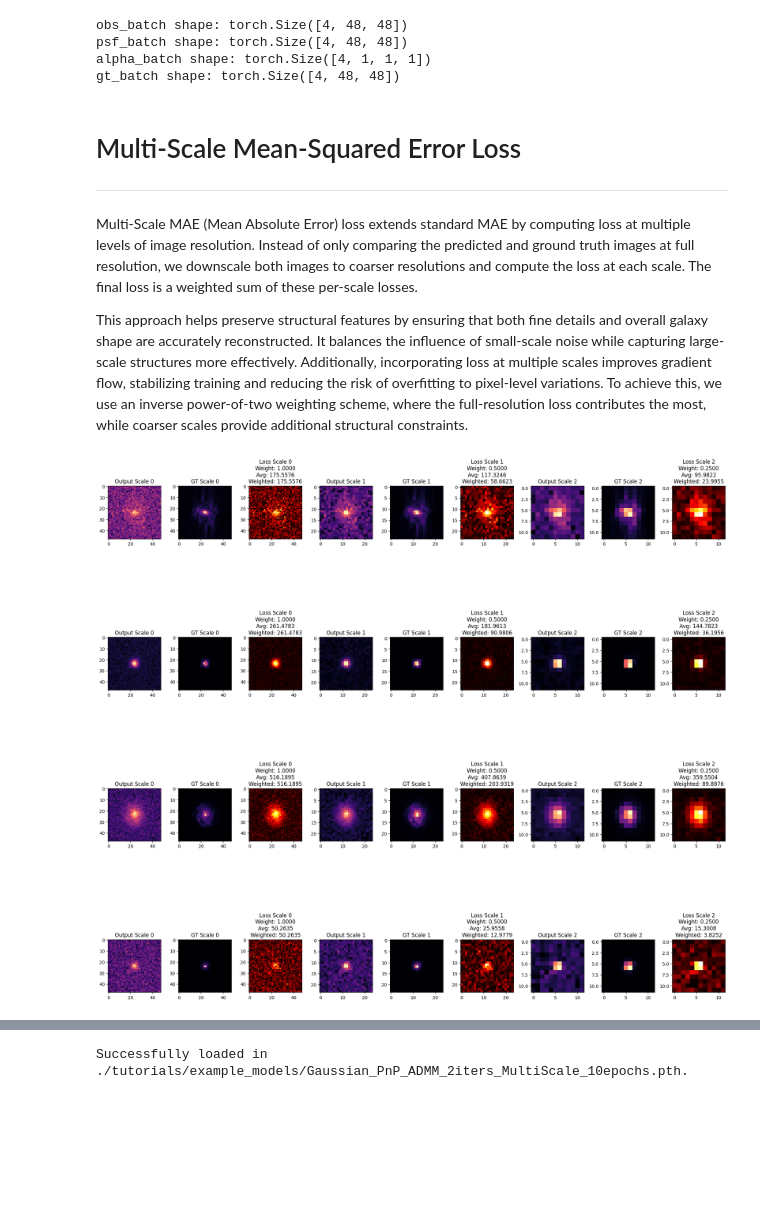
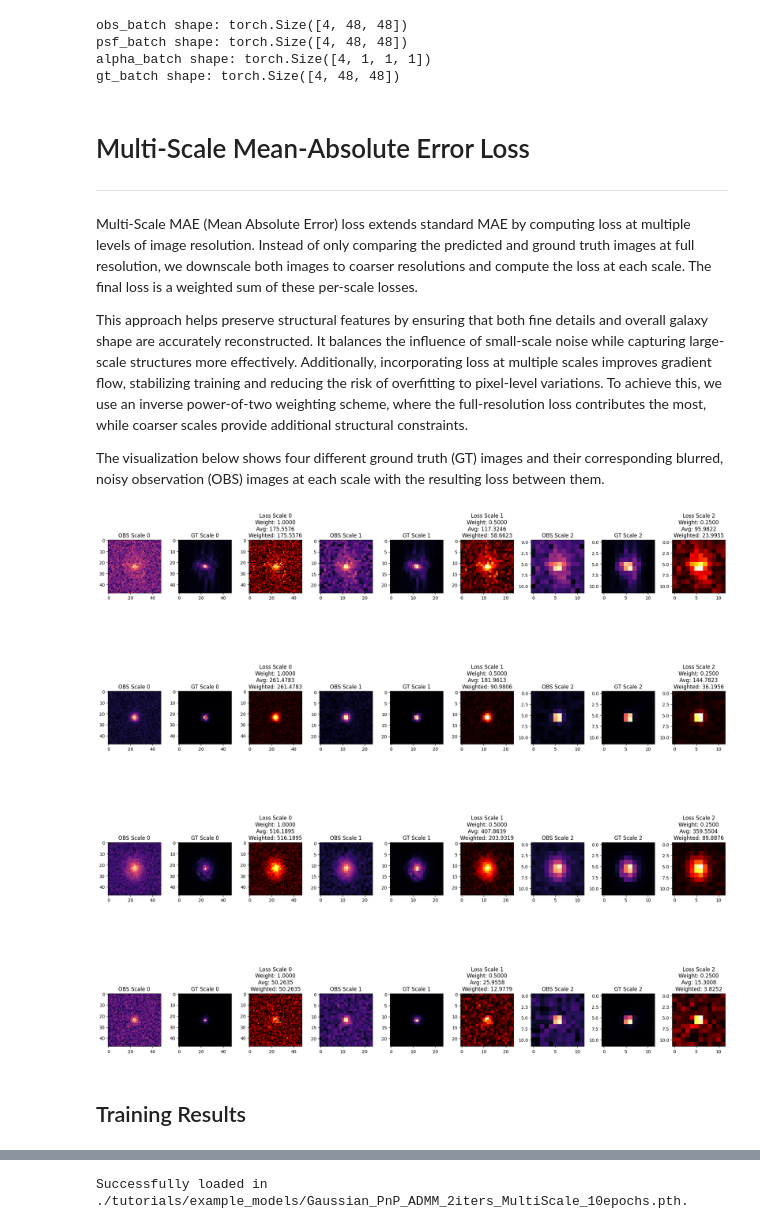
Before and after one commit to mbertagna/Galaxy-Deconv, a Jupyter notebook: final_report.ipynb, the cells around one changed output, grey strips where cells are left out. Drawn from its saved outputs; the diff is of its cells as text; code cells hidden in the pictures; blank space fills up the shorter version.

```diff
--- a/final_report.ipynb
+++ b/final_report.ipynb
@@ -108,18 +110,20 @@ psf_batch shape: torch.Size([4, 48, 48])
 alpha_batch shape: torch.Size([4, 1, 1, 1])
 gt_batch shape: torch.Size([4, 48, 48])
 # %% [markdown]
-# Multi-Scale Mean-Squared Error Loss
+# Multi-Scale Mean-Absolute Error Loss
 ---
 # %% [markdown]
 Multi-Scale MAE (Mean Absolute Error) loss extends standard MAE by computing loss at multiple levels of image resolution. Instead of only comparing the predicted and ground truth images at full resolution, we downscale both images to coarser resolutions and compute the loss at each scale. The final loss is a weighted sum of these per-scale losses.
 
 This approach helps preserve structural features by ensuring that both fine details and overall galaxy shape are accurately reconstructed. It balances the influence of small-scale noise while capturing large-scale structures more effectively. Additionally, incorporating loss at multiple scales improves gradient flow, stabilizing training and reducing the risk of overfitting to pixel-level variations. To achieve this, we use an inverse power-of-two weighting scheme, where the full-resolution loss contributes the most, while coarser scales provide additional structural constraints.
+
+The visualization below shows four different ground truth (GT) images and their corresponding blurred, noisy observation (OBS) images at each scale with the resulting loss between them.
 # %%
-plot_multiscale_batch(None,
-                     obs_batch.unsqueeze(1).to(device),
-                     psf_batch.unsqueeze(1).to(device),
+plot_multiscale_batch(obs_batch.unsqueeze(1).to(device),
                      alpha_batch.to(device),
                      gt_batch.unsqueeze(1).to(device),
                      example_batch_idxs)
 # %% [output]
-[figure, old version]
+[figure, new version]
+# %% [markdown]
+## Training Results
```
Also changed, not shown: parts of 60 cells of this notebook, 7 other files.
